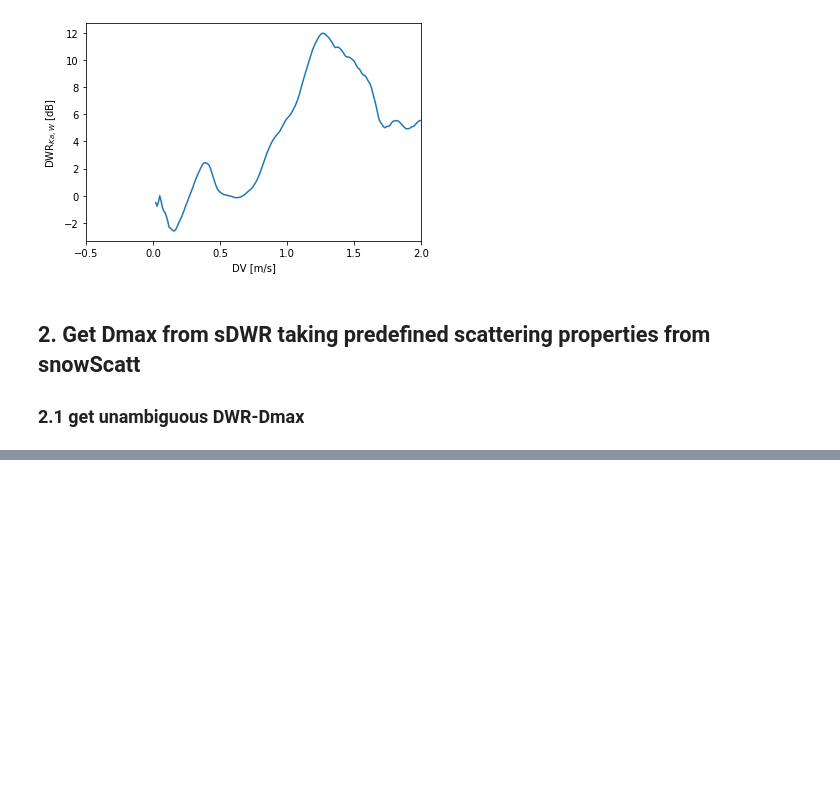
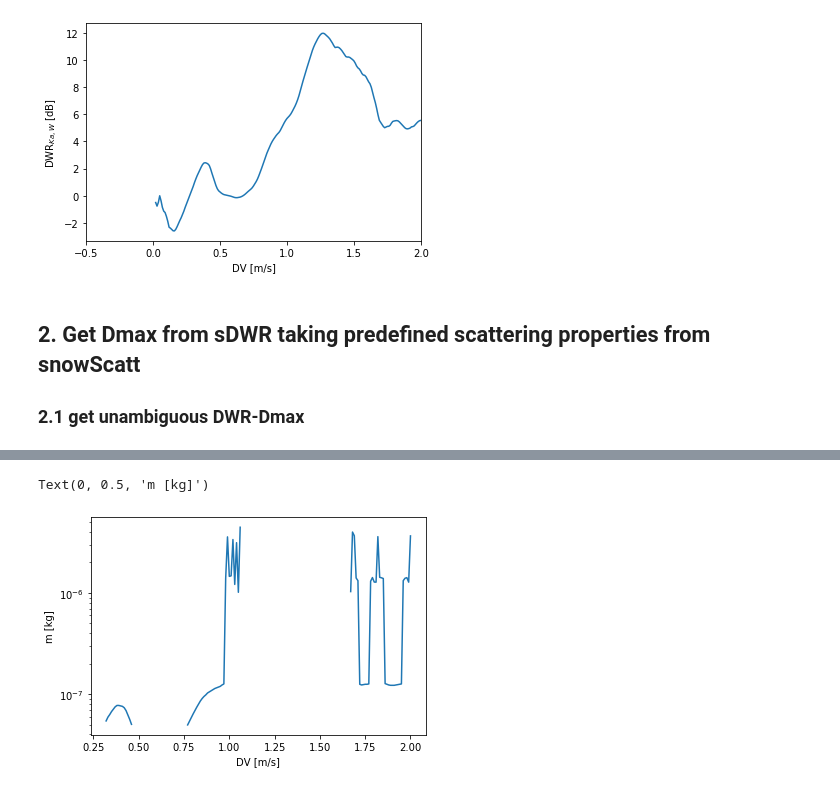
Before and after one commit to OPTIMICe-team/PSDretrieval, a Jupyter notebook: notebooks/Showcase retrieval.ipynb, the cells around one changed output, grey strips where cells are left out. Saved outputs shown, nothing was run; the diff lists cells and outputs as text; code cells hidden in the pictures; blank space fills up the shorter version.

```diff
--- a/notebooks/Showcase retrieval.ipynb
+++ b/notebooks/Showcase retrieval.ipynb
@@ -79,0 +93,8 @@ plt.ylabel("Dmax [mm]")
+# %%
+fig,ax = plt.subplots(nrows=1,ncols=1)
+ax.semilogy(-SpecSingle.DWR_Ka_W.doppler,mass)
+ax.set_xlabel("DV [m/s]")
+ax.set_ylabel("m [kg]")
+# %% [output]
+Text(0, 0.5, 'm [kg]')
+[figure, added]
```
Also changed, not shown: parts of 8 cells of this notebook, 3 other files.
